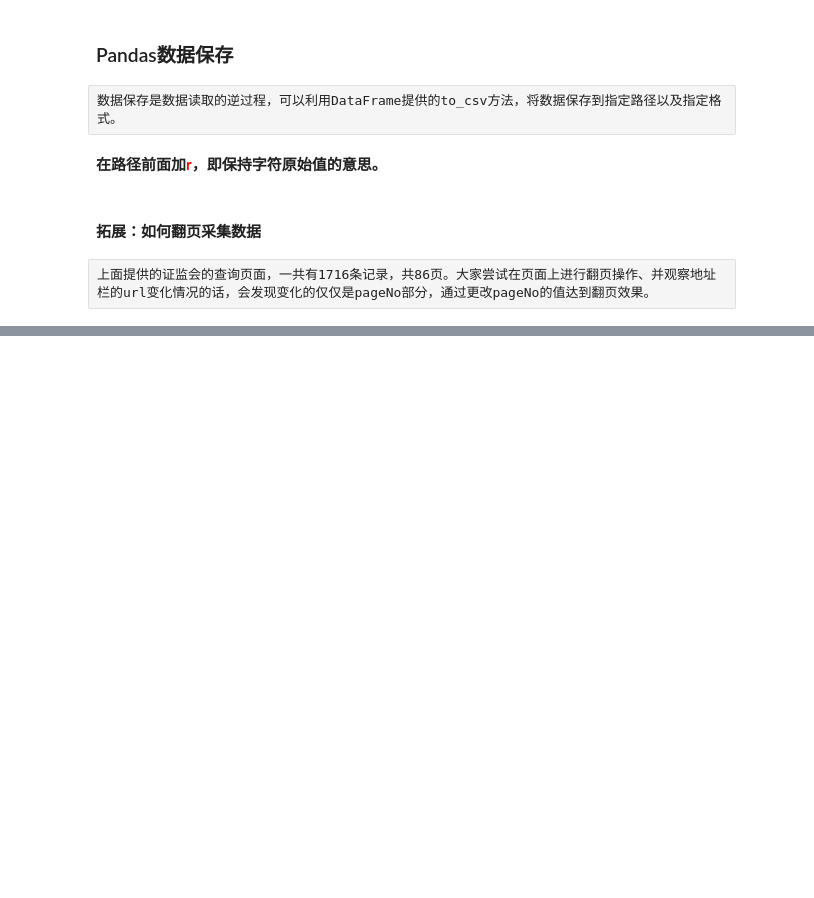
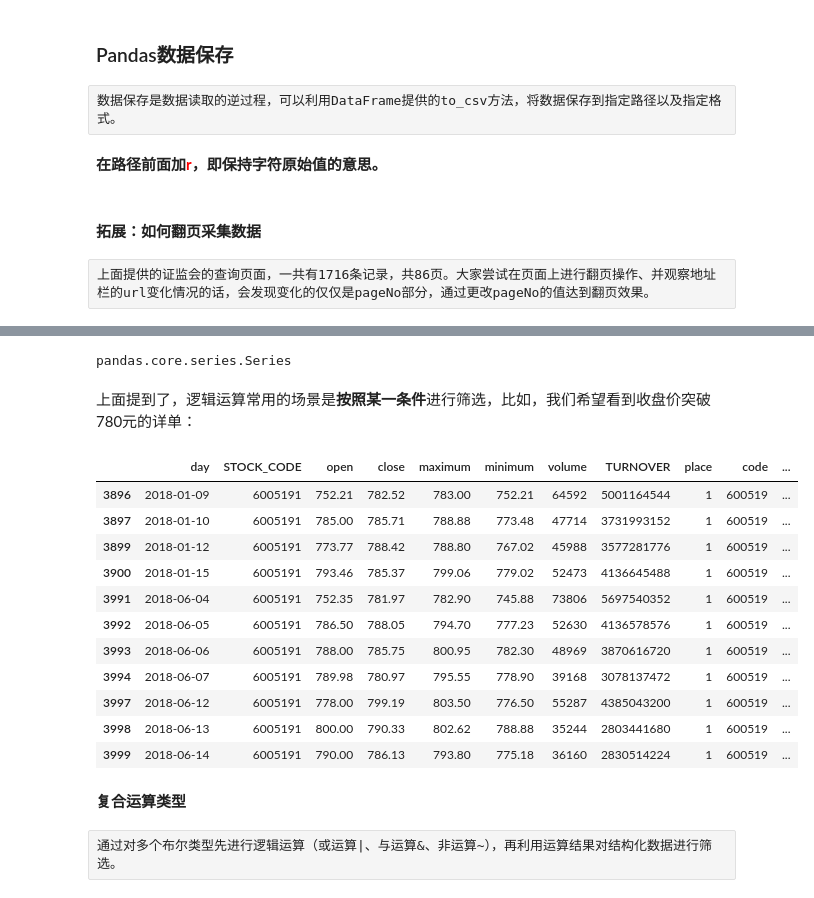
Before and after one commit to hanyezev/dataAnalysis, a Jupyter notebook: 数据分析/Pandas学习.ipynb, the cells around one changed output, grey strips where cells are left out. Saved outputs shown, nothing was run; the diff lists cells and outputs as text; code cells hidden in the pictures; blank space fills up the shorter version.

```diff
--- a/数据分析/Pandas学习.ipynb
+++ b/数据分析/Pandas学习.ipynb
@@ -468,0 +578,2 @@ for page in [1,2,3,4,5]:
+# %%
+df_gzmt["m_increase"] = df_gzmt["close"].sub(df_gzmt["open"])
@@ -468,0 +647,25 @@ for page in [1,2,3,4,5]:
+# %%
+type(df_gzmt["close"]<=500)
+# %% [output]
+pandas.core.series.Series
+# %% [markdown]
+上面提到了，逻辑运算常用的场景是**按照某一条件**进行筛选，比如，我们希望看到收盘价突破780元的详单：
+# %%
+df_gzmt[df_gzmt["close"]>=780]
+# %% [output]
+|  | day | STOCK_CODE | open | close | maximum | minimum | volume | TURNOVER | place | code | ... |
+| 3896 | 2018-01-09 | 6005191 | 752.21 | 782.52 | 783.00 | 752.21 | 64592 | 5001164544 | 1 | 600519 | ... |
+| 3897 | 2018-01-10 | 6005191 | 785.00 | 785.71 | 788.88 | 773.48 | 47714 | 3731993152 | 1 | 600519 | ... |
+| 3899 | 2018-01-12 | 6005191 | 773.77 | 788.42 | 788.80 | 767.02 | 45988 | 3577281776 | 1 | 600519 | ... |
+| 3900 | 2018-01-15 | 6005191 | 793.46 | 785.37 | 799.06 | 779.02 | 52473 | 4136645488 | 1 | 600519 | ... |
+| 3991 | 2018-06-04 | 6005191 | 752.35 | 781.97 | 782.90 | 745.88 | 73806 | 5697540352 | 1 | 600519 | ... |
+| 3992 | 2018-06-05 | 6005191 | 786.50 | 788.05 | 794.70 | 777.23 | 52630 | 4136578576 | 1 | 600519 | ... |
+| 3993 | 2018-06-06 | 6005191 | 788.00 | 785.75 | 800.95 | 782.30 | 48969 | 3870616720 | 1 | 600519 | ... |
+| 3994 | 2018-06-07 | 6005191 | 789.98 | 780.97 | 795.55 | 778.90 | 39168 | 3078137472 | 1 | 600519 | ... |
+| 3997 | 2018-06-12 | 6005191 | 778.00 | 799.19 | 803.50 | 776.50 | 55287 | 4385043200 | 1 | 600519 | ... |
+| 3998 | 2018-06-13 | 6005191 | 800.00 | 790.33 | 802.62 | 788.88 | 35244 | 2803441680 | 1 | 600519 | ... |
+| 3999 | 2018-06-14 | 6005191 | 790.00 | 786.13 | 793.80 | 775.18 | 36160 | 2830514224 | 1 | 600519 | ... |
+# %% [markdown]
+**复合运算类型**
+# %% [raw]
+通过对多个布尔类型先进行逻辑运算（或运算|、与运算&、非运算~），再利用运算结果对结构化数据进行筛选。
```
Also changed, not shown: parts of 73 cells of this notebook, 1 other file.
